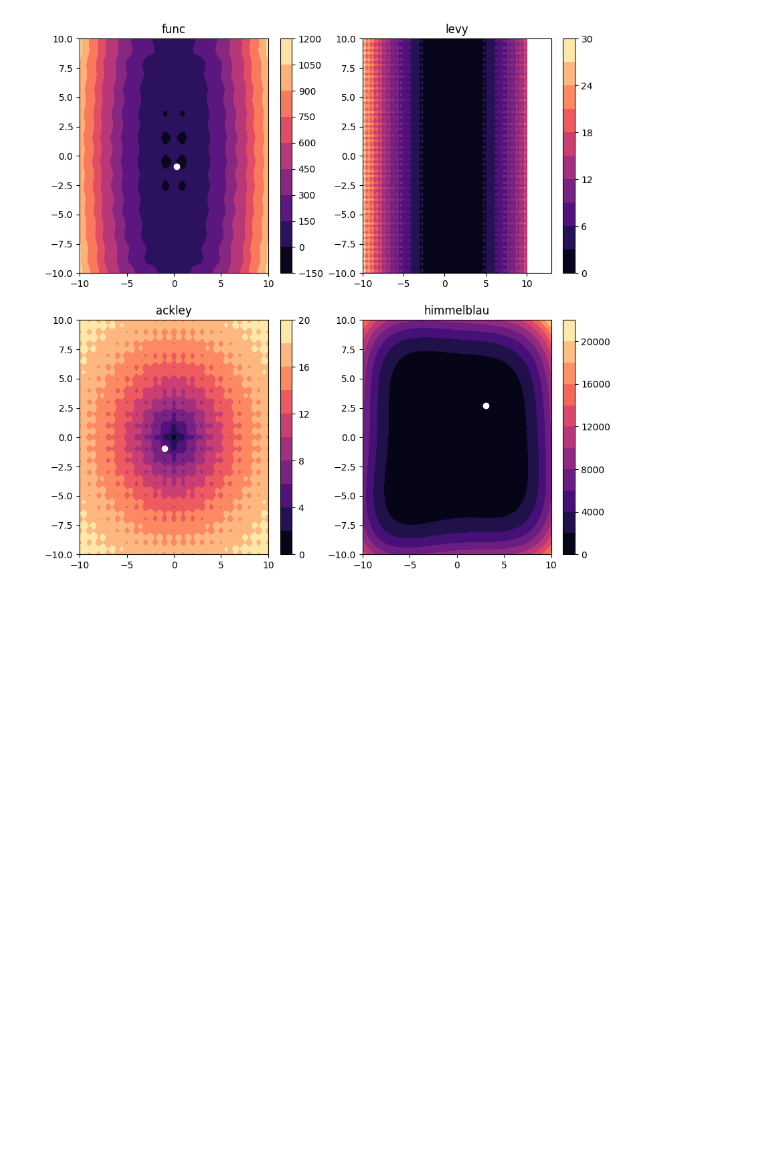
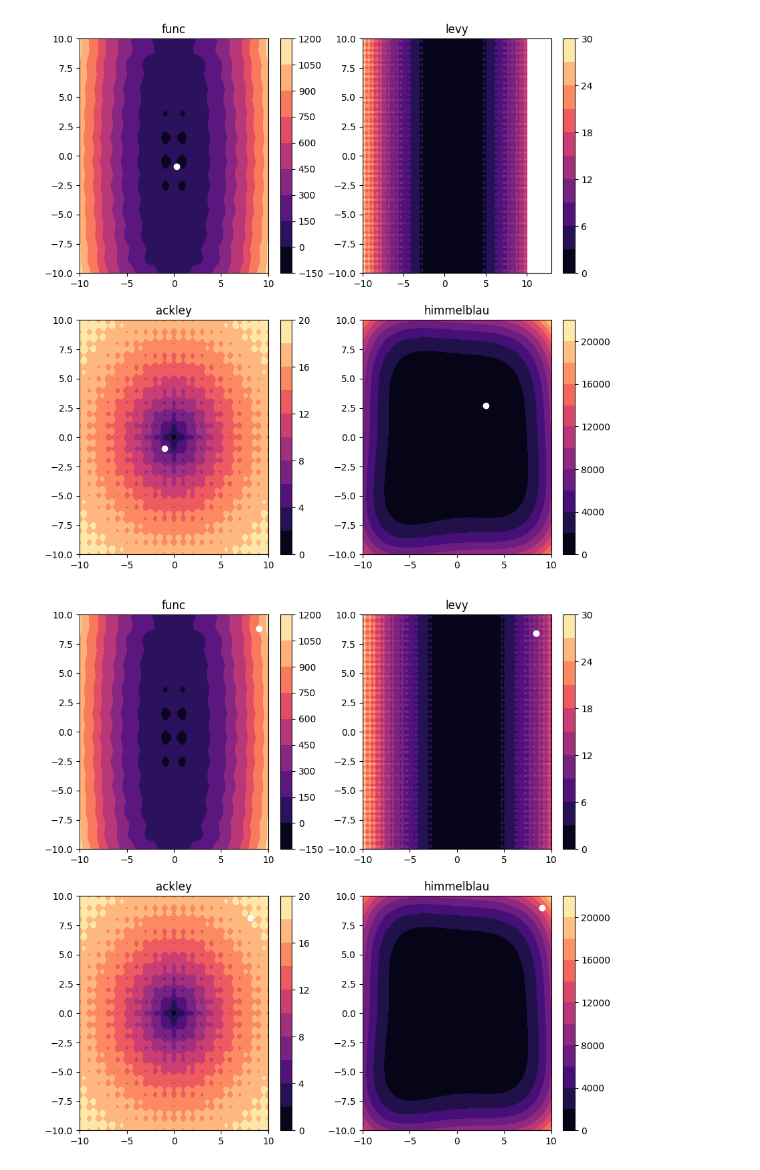
Before and after one commit to MarcoAfB/Optimization, a Jupyter notebook: Otimizacao_Multidimensional.ipynb, the cells around one changed output. Drawn from its saved outputs; the diff is of its cells as text; code cells hidden in the pictures; blank space fills up the shorter version.

Commit message:
Adam

```diff
--- a/Otimizacao_Multidimensional.ipynb
+++ b/Otimizacao_Multidimensional.ipynb
@@ -235,3 +235,30 @@ point_func = AdaDelta(der_func, [9,9])
 point_levy = AdaDelta(dev_levy, [9,9])
 point_himmelblau = AdaDelta(der_himmelblau, [9,9])
 point_ackley = AdaDelta(der_ackley, [9,9])
+# %%
+def Adam(der_f, x, a=0.001, yv=0.999, ys=0.9):
+    e = 1e-8
+    norm = np.inf
+    k=0
+    v=1
+    s=1
+    while norm > 0.1 and k<1e6:
+        k+=1
+        x_pass = x.copy()
+        s_k = ys*s + (1-ys)*(der_f(x)**2)
+        v_k = yv*v + (1-yv)*der_f(x)
+        vk_hat = v_k/(1-yv**k)
+        sk_hat = s_k/(1-ys**k)
+        x = x_pass - a*vk_hat/(e+np.sqrt(sk_hat))
+        norm = np.linalg.norm([np.array(x)-np.array(x_pass)])
+        v = v_k
+        s = s_k
+    return x
+
+point_func = Adam(der_func, [9,9])
+point_levy = Adam(dev_levy, [9,9])
+point_himmelblau = Adam(der_himmelblau, [9,9])
+point_ackley = Adam(der_ackley, [9,9])
+plot(point_func, point_ackley, point_levy, point_himmelblau)
+# %% [output]
+[figure, added]
```
